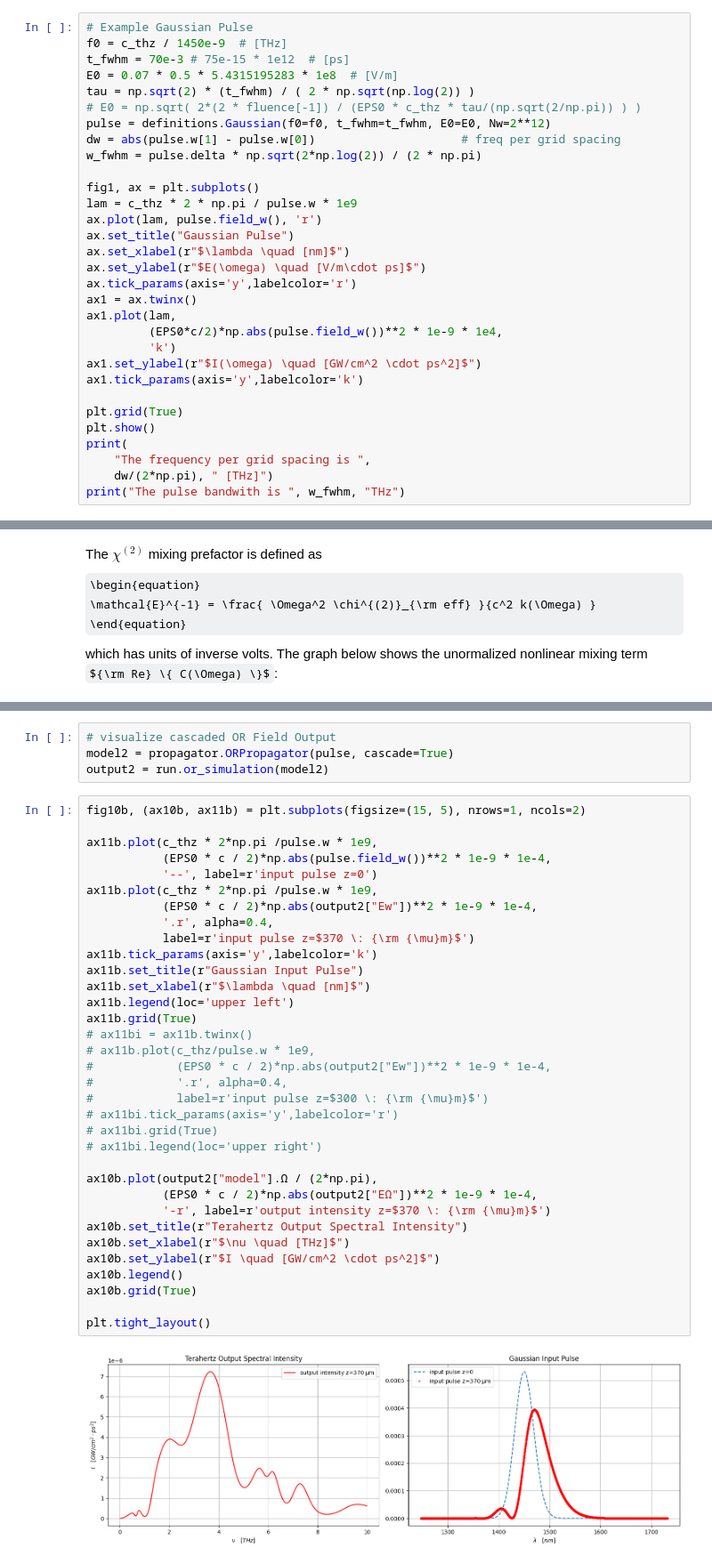
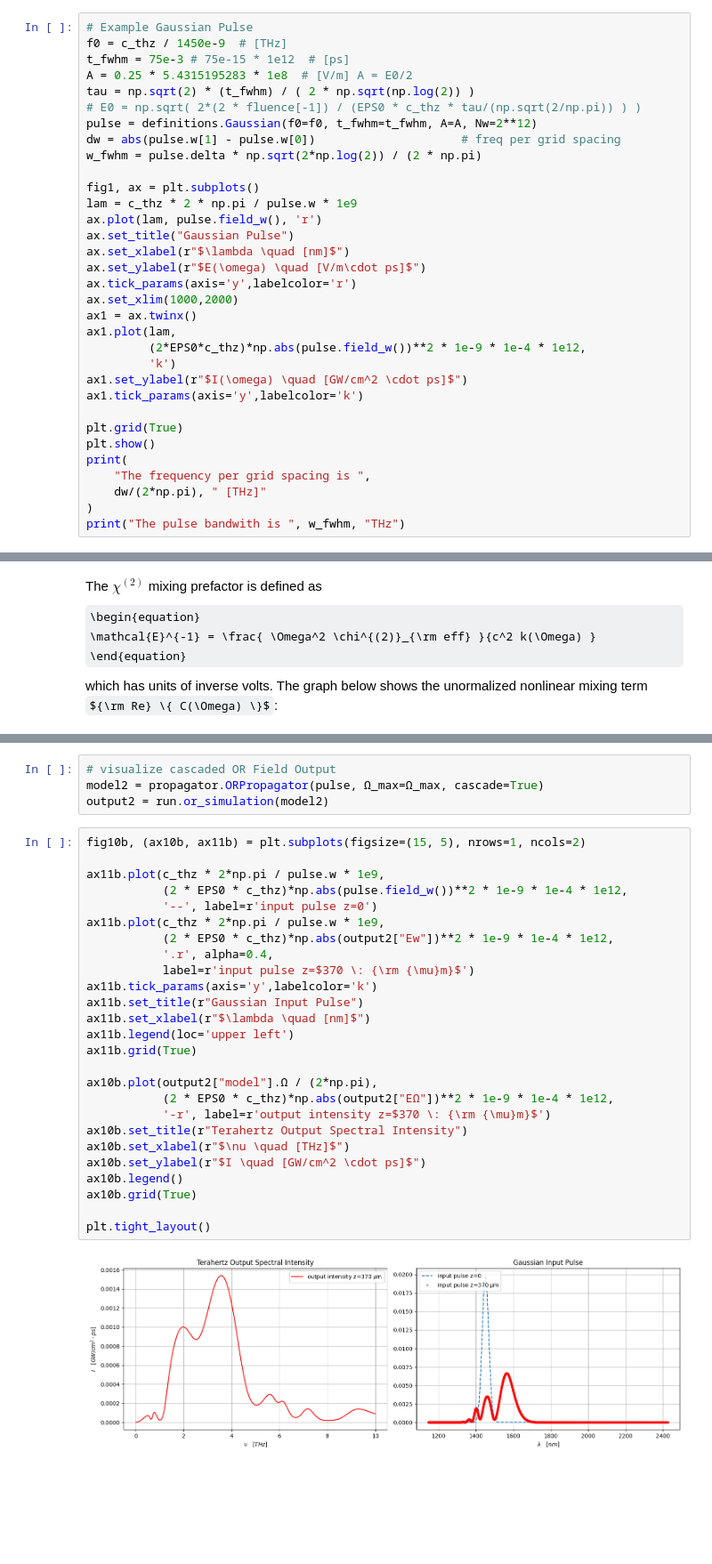
Before and after one commit to p-engel/nonlinear_optics, a Jupyter notebook: optical_rectification/analysis.ipynb, the cells around one changed output, grey strips where cells are left out. Shown at 89% size. Cells and saved outputs as stored; diff of their text form; some formulas as TeX source; blank space fills up the shorter version.

```diff
--- a/optical_rectification/analysis.ipynb
+++ b/optical_rectification/analysis.ipynb
@@ -62,11 +75,11 @@ This result yields the well known time-bandwidth product of a Fourier transform
 # %%
 # Example Gaussian Pulse
 f0 = c_thz / 1450e-9  # [THz]
-t_fwhm = 70e-3 # 75e-15 * 1e12  # [ps]
-E0 = 0.07 * 0.5 * 5.4315195283 * 1e8  # [V/m]
+t_fwhm = 75e-3 # 75e-15 * 1e12  # [ps]
+A = 0.25 * 5.4315195283 * 1e8  # [V/m] A = E0/2
 tau = np.sqrt(2) * (t_fwhm) / ( 2 * np.sqrt(np.log(2)) )
 # E0 = np.sqrt( 2*(2 * fluence[-1]) / (EPS0 * c_thz * tau/(np.sqrt(2/np.pi)) ) )
-pulse = definitions.Gaussian(f0=f0, t_fwhm=t_fwhm, E0=E0, Nw=2**12)
+pulse = definitions.Gaussian(f0=f0, t_fwhm=t_fwhm, A=A, Nw=2**12)
 dw = abs(pulse.w[1] - pulse.w[0])                     # freq per grid spacing
 w_fwhm = pulse.delta * np.sqrt(2*np.log(2)) / (2 * np.pi)
 
@@ -77,17 +90,19 @@ ax.set_title("Gaussian Pulse")
 ax.set_xlabel(r"$\lambda \quad [nm]$")
 ax.set_ylabel(r"$E(\omega) \quad [V/m\cdot ps]$")
 ax.tick_params(axis='y',labelcolor='r')
+ax.set_xlim(1000,2000)
 ax1 = ax.twinx()
 ax1.plot(lam,
-         (EPS0*c/2)*np.abs(pulse.field_w())**2 * 1e-9 * 1e4,
+         (2*EPS0*c_thz)*np.abs(pulse.field_w())**2 * 1e-9 * 1e-4 * 1e12,
          'k')
-ax1.set_ylabel(r"$I(\omega) \quad [GW/cm^2 \cdot ps^2]$")
+ax1.set_ylabel(r"$I(\omega) \quad [GW/cm^2 \cdot ps]$")
 ax1.tick_params(axis='y',labelcolor='k')
 
 plt.grid(True)
 plt.show()
 print(
     "The frequency per grid spacing is ",
-    dw/(2*np.pi), " [THz]")
+    dw/(2*np.pi), " [THz]"
+)
 print("The pulse bandwith is ", w_fwhm, "THz")
 # %% [output]
@@ -494,44 +535,36 @@ For cascaded OR the spatial propagation of the gaussian input pulse is described
 where the latter two terms give rise to up and down energy conversions of the optical field.
 # %%
 # visualize cascaded OR Field Output
-model2 = propagator.ORPropagator(pulse, cascade=True)
+model2 = propagator.ORPropagator(pulse, Ω_max=Ω_max, cascade=True)
 output2 = run.or_simulation(model2)
 # %%
 fig10b, (ax10b, ax11b) = plt.subplots(figsize=(15, 5), nrows=1, ncols=2)
 
-ax11b.plot(c_thz * 2*np.pi /pulse.w * 1e9,
-           (EPS0 * c / 2)*np.abs(pulse.field_w())**2 * 1e-9 * 1e-4,
+ax11b.plot(c_thz * 2*np.pi / pulse.w * 1e9,
+           (2 * EPS0 * c_thz)*np.abs(pulse.field_w())**2 * 1e-9 * 1e-4 * 1e12,
            '--', label=r'input pulse z=0')
-ax11b.plot(c_thz * 2*np.pi /pulse.w * 1e9,
-           (EPS0 * c / 2)*np.abs(output2["Ew"])**2 * 1e-9 * 1e-4,
+ax11b.plot(c_thz * 2*np.pi / pulse.w * 1e9,
+           (2 * EPS0 * c_thz)*np.abs(output2["Ew"])**2 * 1e-9 * 1e-4 * 1e12,
            '.r', alpha=0.4,
            label=r'input pulse z=$370 \: {\rm {\mu}m}$')
 ax11b.tick_params(axis='y',labelcolor='k')
 ax11b.set_title(r"Gaussian Input Pulse")
 ax11b.set_xlabel(r"$\lambda \quad [nm]$")
 ax11b.legend(loc='upper left')
 ax11b.grid(True)
-# ax11bi = ax11b.twinx()
-# ax11b.plot(c_thz/pulse.w * 1e9,
-#            (EPS0 * c / 2)*np.abs(output2["Ew"])**2 * 1e-9 * 1e-4,
-#            '.r', alpha=0.4,
-#            label=r'input pulse z=$300 \: {\rm {\mu}m}$')
-# ax11bi.tick_params(axis='y',labelcolor='r')
-# ax11bi.grid(True)
-# ax11bi.legend(loc='upper right')
 
 ax10b.plot(output2["model"].Ω / (2*np.pi),
-           (EPS0 * c / 2)*np.abs(output2["EΩ"])**2 * 1e-9 * 1e-4,
+           (2 * EPS0 * c_thz)*np.abs(output2["EΩ"])**2 * 1e-9 * 1e-4 * 1e12,
            '-r', label=r'output intensity z=$370 \: {\rm {\mu}m}$')
 ax10b.set_title(r"Terahertz Output Spectral Intensity")
 ax10b.set_xlabel(r"$\nu \quad [THz]$")
-ax10b.set_ylabel(r"$I \quad [GW/cm^2 \cdot ps^2]$")
+ax10b.set_ylabel(r"$I \quad [GW/cm^2 \cdot ps]$")
 ax10b.legend()
 ax10b.grid(True)
 
 plt.tight_layout()
 # %% [output]
-[figure, old version]
+[figure, new version]
 # %% [markdown]
 ## Terahertz Conversion efficiency
 The terahertz conversion efficiency is defined as
```
Also changed, not shown: parts of 20 cells of this notebook.
